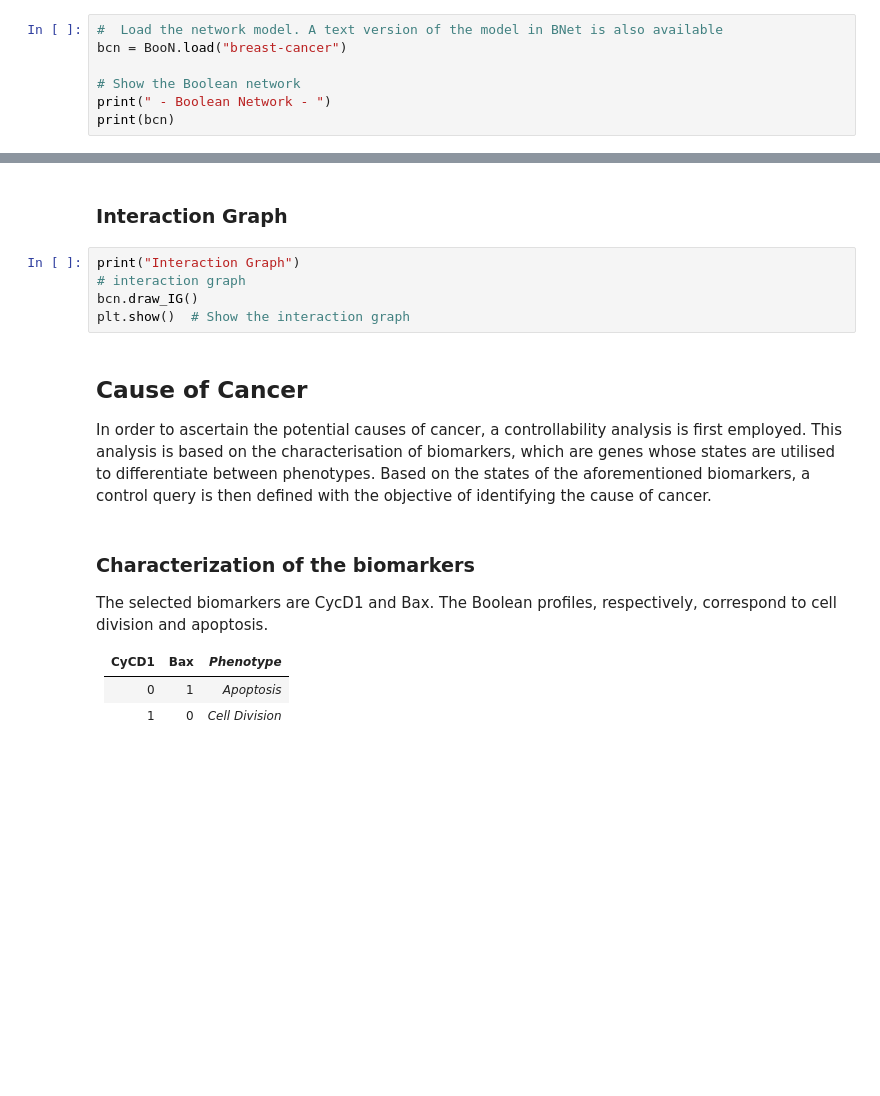
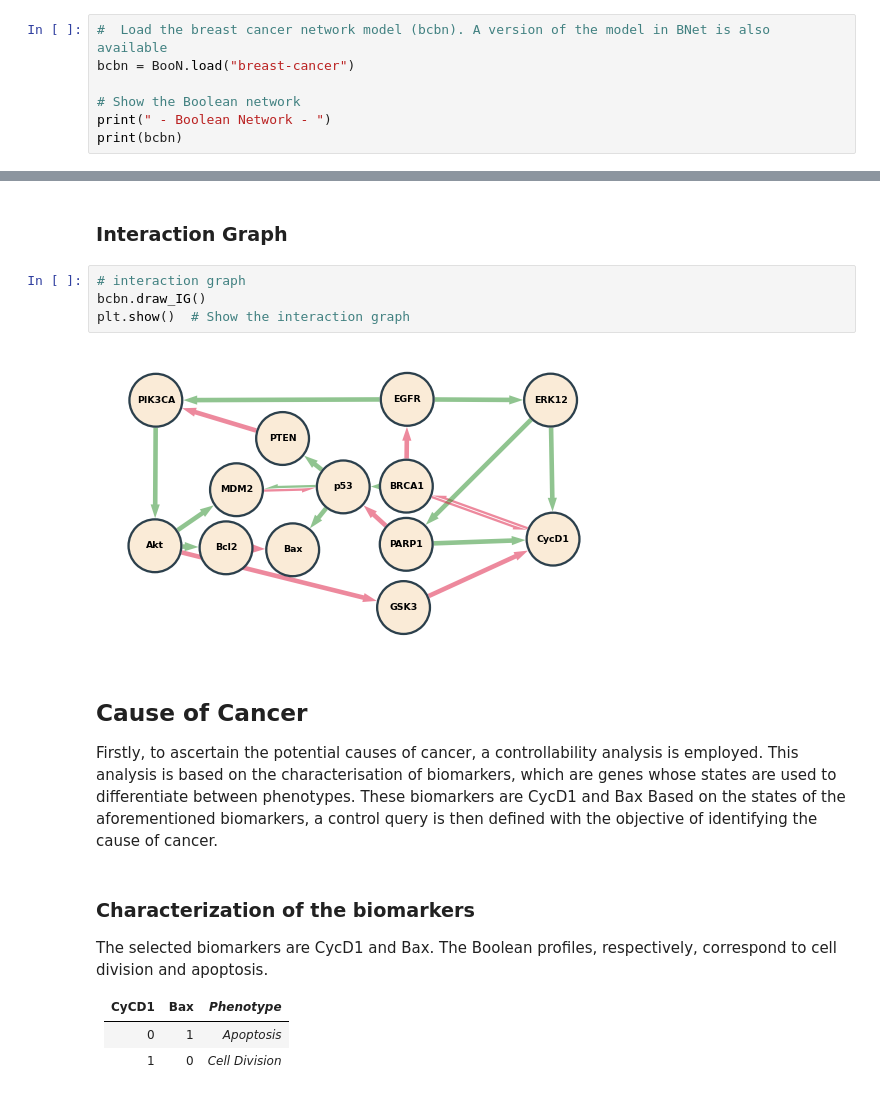
Before and after one commit to Franck-Delaplace/BooN, a Jupyter notebook: Example/breast-cancer-study.ipynb, the cells around one changed output, grey strips where cells are left out. Drawn from its saved outputs; the diff is of its cells as text; blank space fills up the shorter version.

```diff
--- a/Example/breast-cancer-study.ipynb
+++ b/Example/breast-cancer-study.ipynb
@@ -16,7 +19,7 @@ import the network model from a text file. Note that this model also exists in B
 # %%
-#  Load the network model. A text version of the model in BNet is also available
-bcn = BooN.load("breast-cancer")
+#  Load the breast cancer network model (bcbn). A version of the model in BNet is also available
+bcbn = BooN.load("breast-cancer")
 
 # Show the Boolean network
 print(" - Boolean Network - ")
-print(bcn)
+print(bcbn)
@@ -34,14 +59,16 @@ print(tabulate(stable_states, headers='keys', tablefmt='plain'))
 # %% [markdown]
 ### Interaction Graph
 # %%
-print("Interaction Graph")
 # interaction graph
-bcn.draw_IG()
+bcbn.draw_IG()
 plt.show()  # Show the interaction graph
+# %% [output]
+[figure, added]
 # %% [markdown]
 ## Cause of Cancer
-In order to ascertain the potential causes of cancer, a controllability analysis is first employed.
-This analysis is based on the characterisation of biomarkers, which are genes whose states are utilised to differentiate between phenotypes.
+Firstly, to ascertain the potential causes of cancer, a controllability analysis is  employed.
+This analysis is based on the characterisation of biomarkers, which are genes whose states are used to differentiate between phenotypes.
+These biomarkers are CycD1 and Bax
 Based on the states of the aforementioned biomarkers, a control query is then defined with the objective of identifying the cause of cancer.
 # %% [markdown]
 ### Characterization of the biomarkers
```
Also changed, not shown: parts of 20 cells of this notebook, 1 other file.
